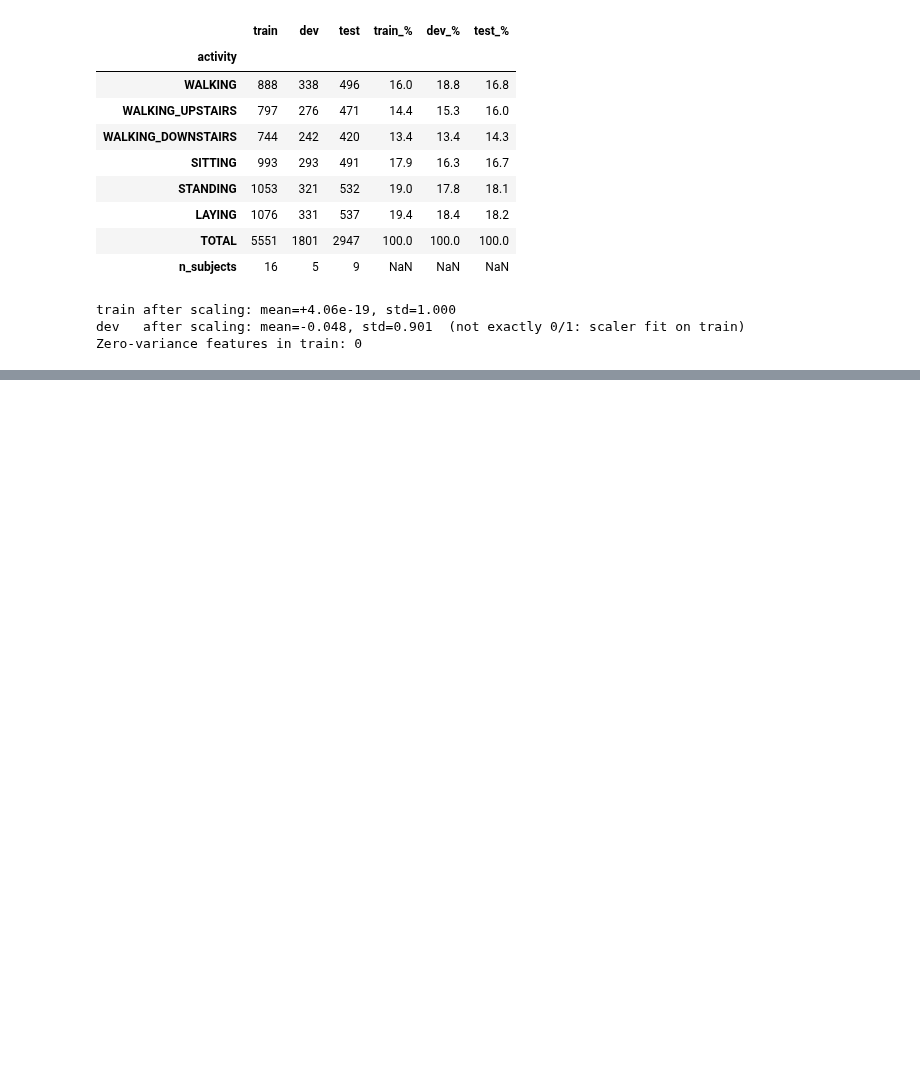
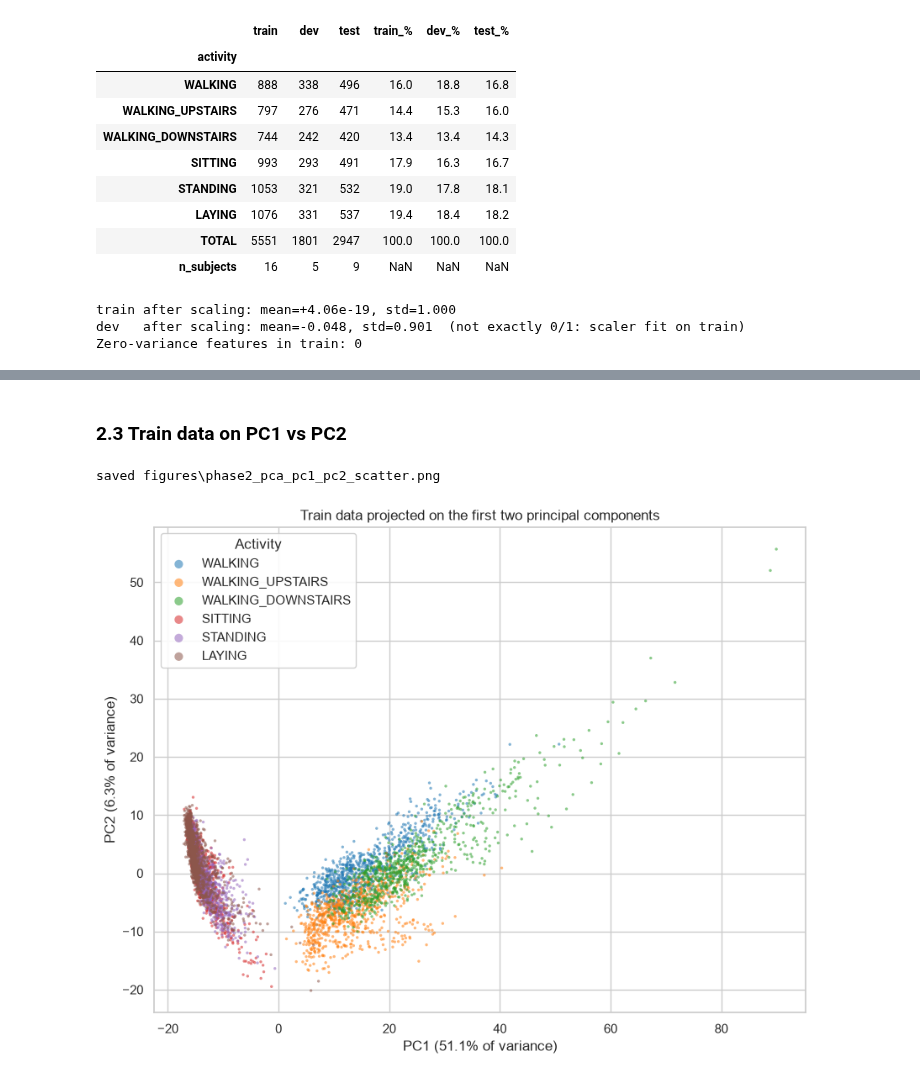
Before and after one commit to LUCIFER5671/har-feature-reduction, a Jupyter notebook: har_feature_reduction.ipynb, the cells around one changed output, grey strips where cells are left out. Drawn from its saved outputs; the diff is of its cells as text; code cells hidden in the pictures; blank space fills up the shorter version.

```diff
--- a/har_feature_reduction.ipynb
+++ b/har_feature_reduction.ipynb
@@ -245,0 +447,18 @@ Reloaded in 0.10s: {'X_train': (5551, 561), 'X_dev': (1801, 561), 'X_test': (294
+# %% [markdown]
+### 2.3 Train data on PC1 vs PC2
+# %%
+Z_tr = pca.transform(X_tr)[:, :2]
+
+fig, ax = plt.subplots(figsize=(10, 7.5))
+for act in ACTIVITY_ORDER:
+    m = np.asarray(y_tr) == act
+    ax.scatter(Z_tr[m, 0], Z_tr[m, 1], s=6, alpha=0.55, color=ACTIVITY_PALETTE[act], label=act, edgecolors="none")
+ax.set_title("Train data projected on the first two principal components")
+ax.set_xlabel(f"PC1 ({100 * evr[0]:.1f}% of variance)")
+ax.set_ylabel(f"PC2 ({100 * evr[1]:.1f}% of variance)")
+ax.legend(title="Activity", markerscale=3, framealpha=0.9)
+save_fig(fig, "phase2_pca_pc1_pc2_scatter")
+plt.show()
+# %% [output]
+saved figures\phase2_pca_pc1_pc2_scatter.png
+[figure, added]
```
Also changed, not shown: parts of 29 cells of this notebook, 23 other files.
